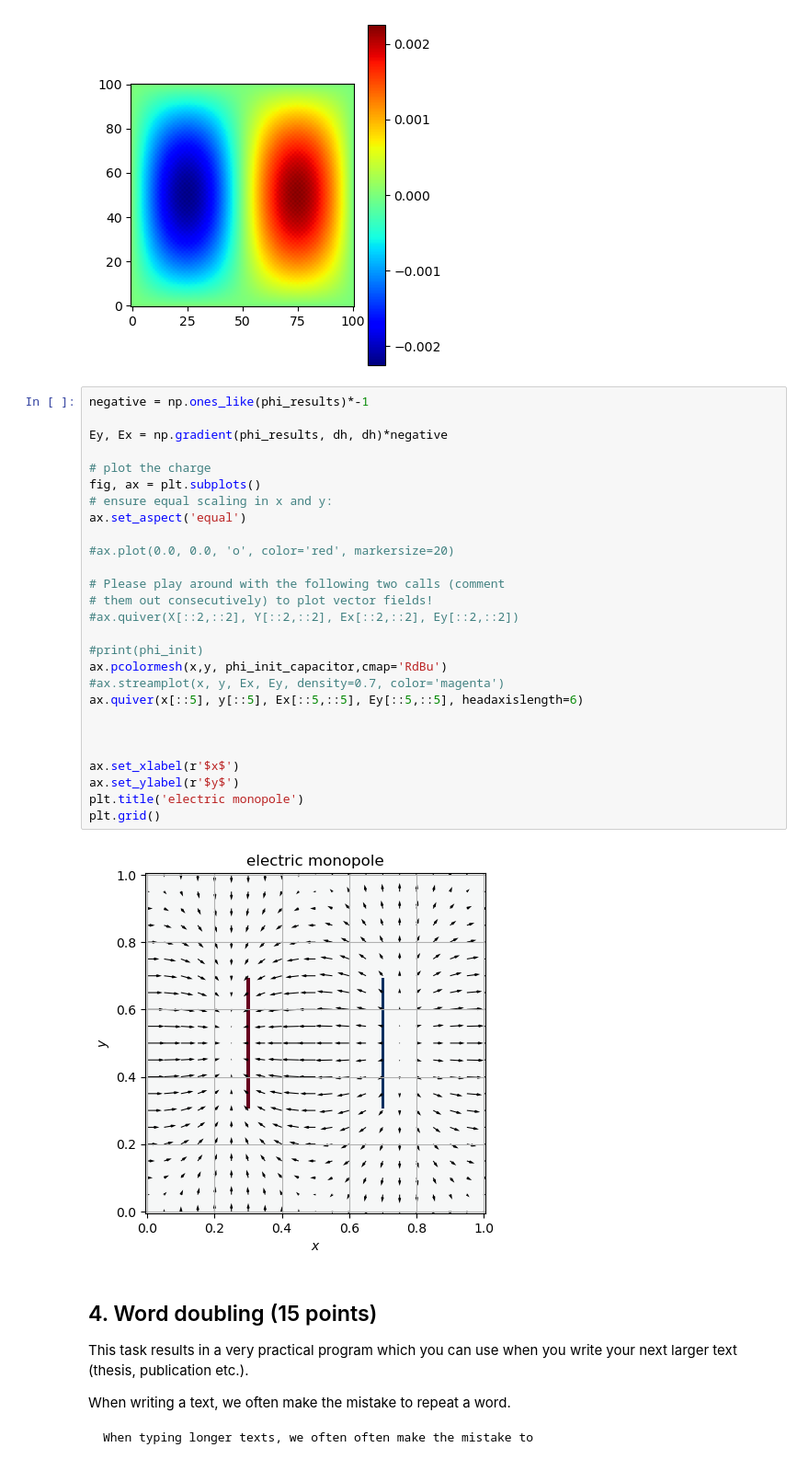
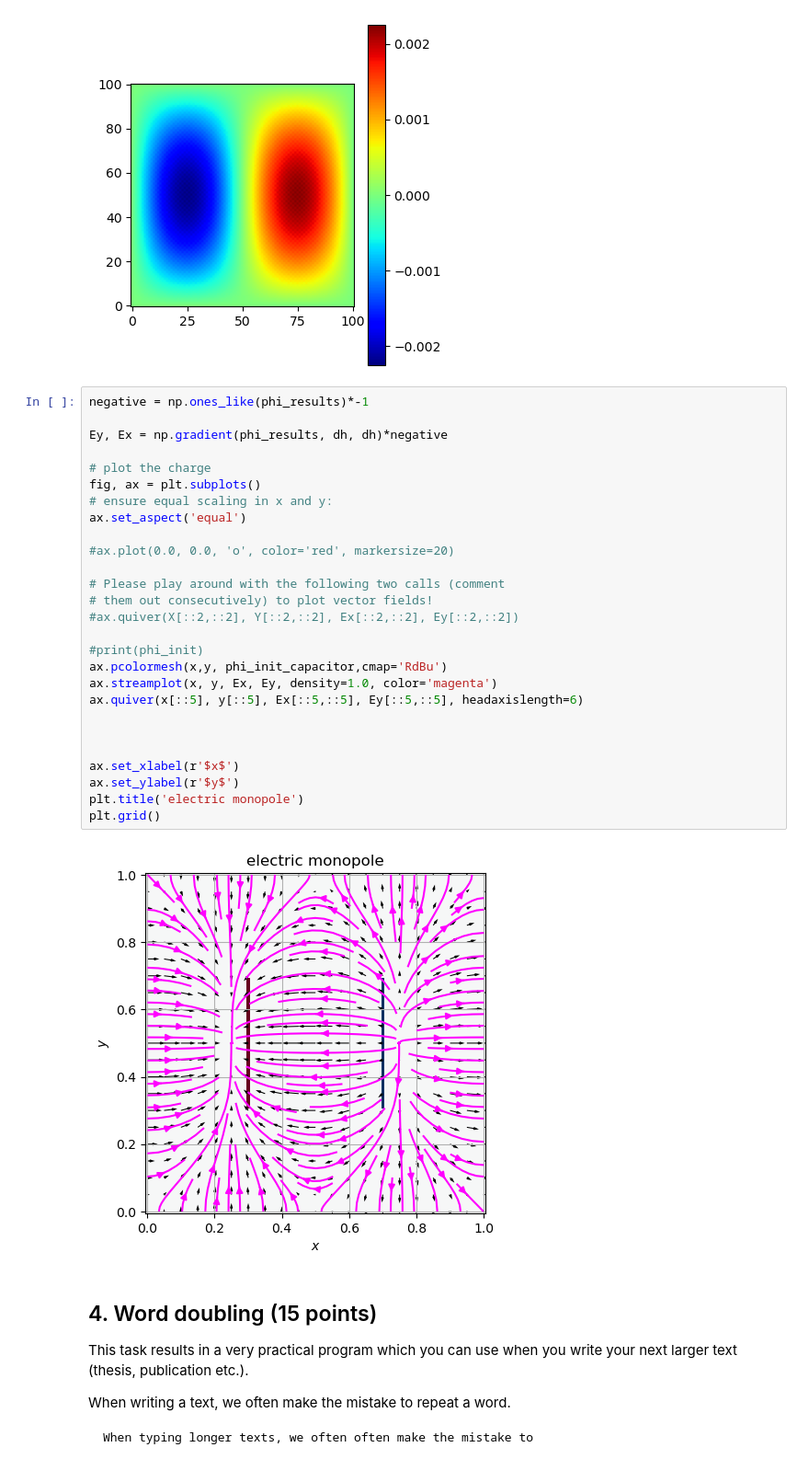
Before and after one commit to dianalopez507/SS25_Python, a Jupyter notebook: Ex5/Diana_06_Exercises_and_Homework_Week_5_students.ipynb, the cells around one changed output. Shown: that part at 92% size. Saved outputs shown, nothing was run; the diff lists cells and outputs as text.

```diff
--- a/Ex5/Diana_06_Exercises_and_Homework_Week_5_students.ipynb
+++ b/Ex5/Diana_06_Exercises_and_Homework_Week_5_students.ipynb
@@ -156,32 +156,32 @@ plt.show()
 # %%
 negative = np.ones_like(phi_results)*-1
 
 Ey, Ex = np.gradient(phi_results, dh, dh)*negative
 
 # plot the charge
 fig, ax = plt.subplots()
 # ensure equal scaling in x and y:
 ax.set_aspect('equal')
 
 #ax.plot(0.0, 0.0, 'o', color='red', markersize=20)
 
 # Please play around with the following two calls (comment
 # them out consecutively) to plot vector fields!
 #ax.quiver(X[::2,::2], Y[::2,::2], Ex[::2,::2], Ey[::2,::2])
 
 #print(phi_init)
 ax.pcolormesh(x,y, phi_init_capacitor,cmap='RdBu')
-#ax.streamplot(x, y, Ex, Ey, density=0.7, color='magenta')
+ax.streamplot(x, y, Ex, Ey, density=1.0, color='magenta')
 ax.quiver(x[::5], y[::5], Ex[::5,::5], Ey[::5,::5], headaxislength=6)
 
 
 
 ax.set_xlabel(r'$x$')
 ax.set_ylabel(r'$y$')
 plt.title('electric monopole')
 plt.grid()
 # %% [output]
-[figure, old version]
+[figure, new version]
 # %% [markdown]
 ## 4. Word doubling (15 points)
 
```
Also changed, not shown: 4 other files.
